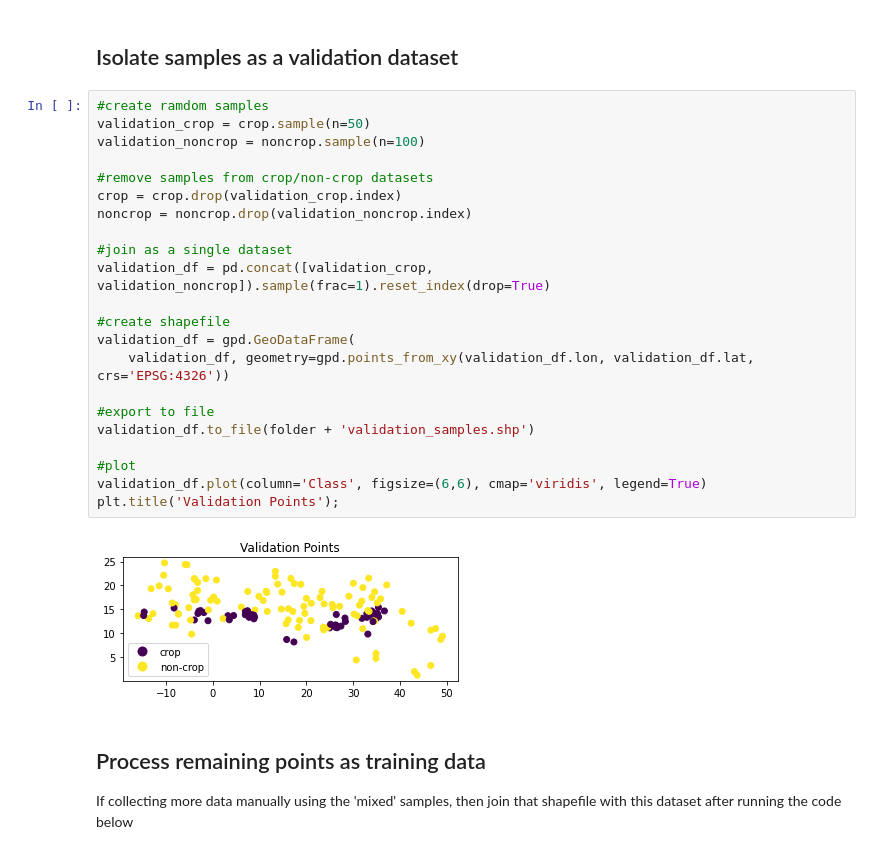
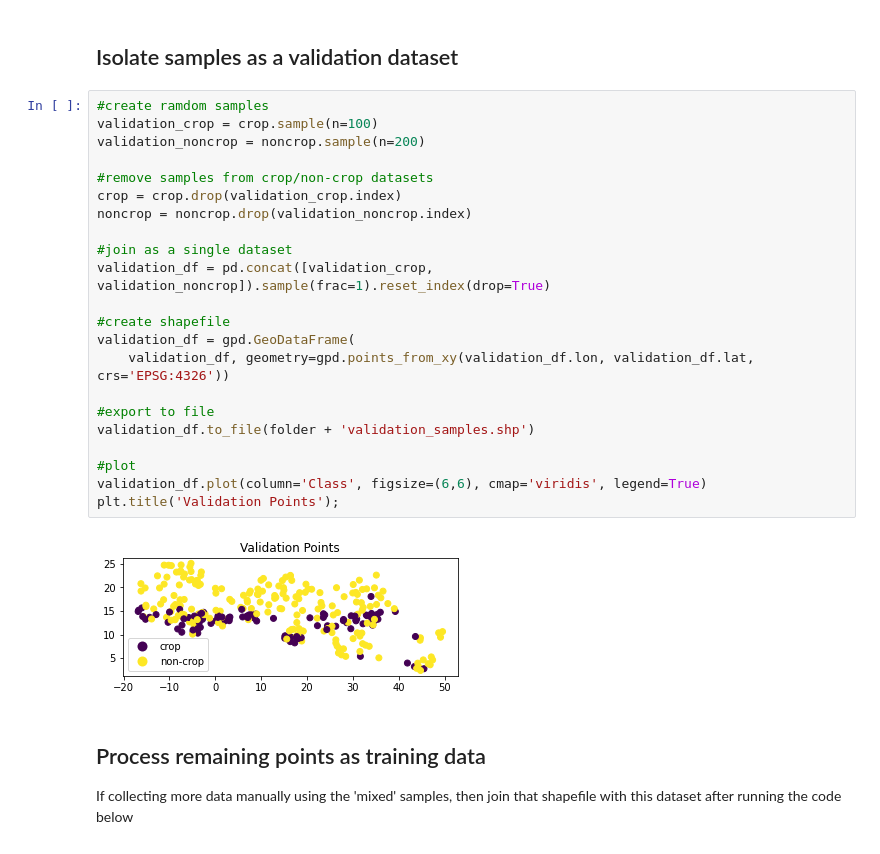
Before and after one commit to digitalearthafrica/crop-mask, a Jupyter notebook: pre-post_processing/post_process_reference_data.ipynb, the cells around one changed output. Saved outputs shown, nothing was run; the diff lists cells and outputs as text.

Commit message:
fix sahel validation data

```diff
--- a/pre-post_processing/post_process_reference_data.ipynb
+++ b/pre-post_processing/post_process_reference_data.ipynb
@@ -169,28 +169,28 @@ re_sample_poly.to_file(folder+name, driver='GeoJSON')
 ## Isolate samples as a validation dataset
 # %%
 #create ramdom samples
-validation_crop = crop.sample(n=50)
-validation_noncrop = noncrop.sample(n=100)
+validation_crop = crop.sample(n=100)
+validation_noncrop = noncrop.sample(n=200)
 
 #remove samples from crop/non-crop datasets
 crop = crop.drop(validation_crop.index)
 noncrop = noncrop.drop(validation_noncrop.index)
 
 #join as a single dataset
 validation_df = pd.concat([validation_crop, validation_noncrop]).sample(frac=1).reset_index(drop=True)
 
 #create shapefile
 validation_df = gpd.GeoDataFrame(
     validation_df, geometry=gpd.points_from_xy(validation_df.lon, validation_df.lat, crs='EPSG:4326'))
 
 #export to file
 validation_df.to_file(folder + 'validation_samples.shp')
 
 #plot
 validation_df.plot(column='Class', figsize=(6,6), cmap='viridis', legend=True)
 plt.title('Validation Points');
 # %% [output]
-[figure, old version]
+[figure, new version]
 # %% [markdown]
 ## Process remaining points as training data
 
```
Also changed, not shown: parts of 3 cells of this notebook, 12 other files.
